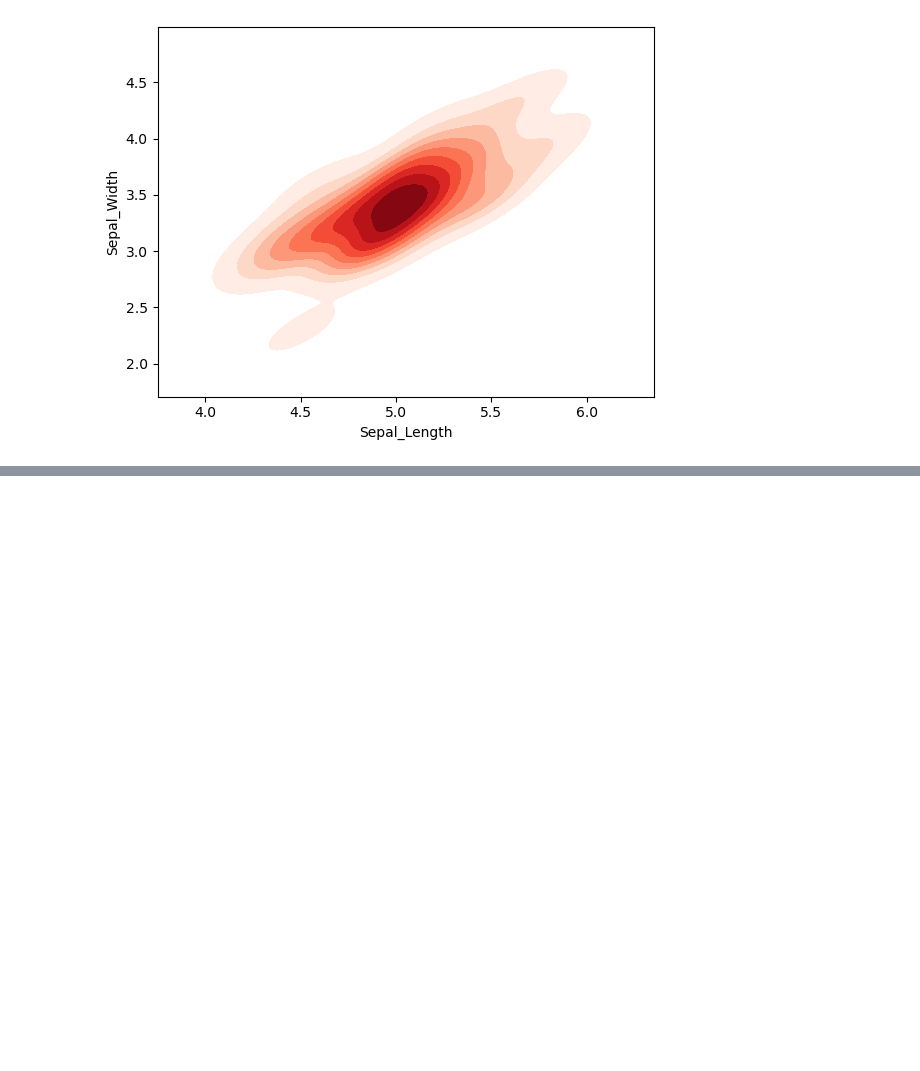
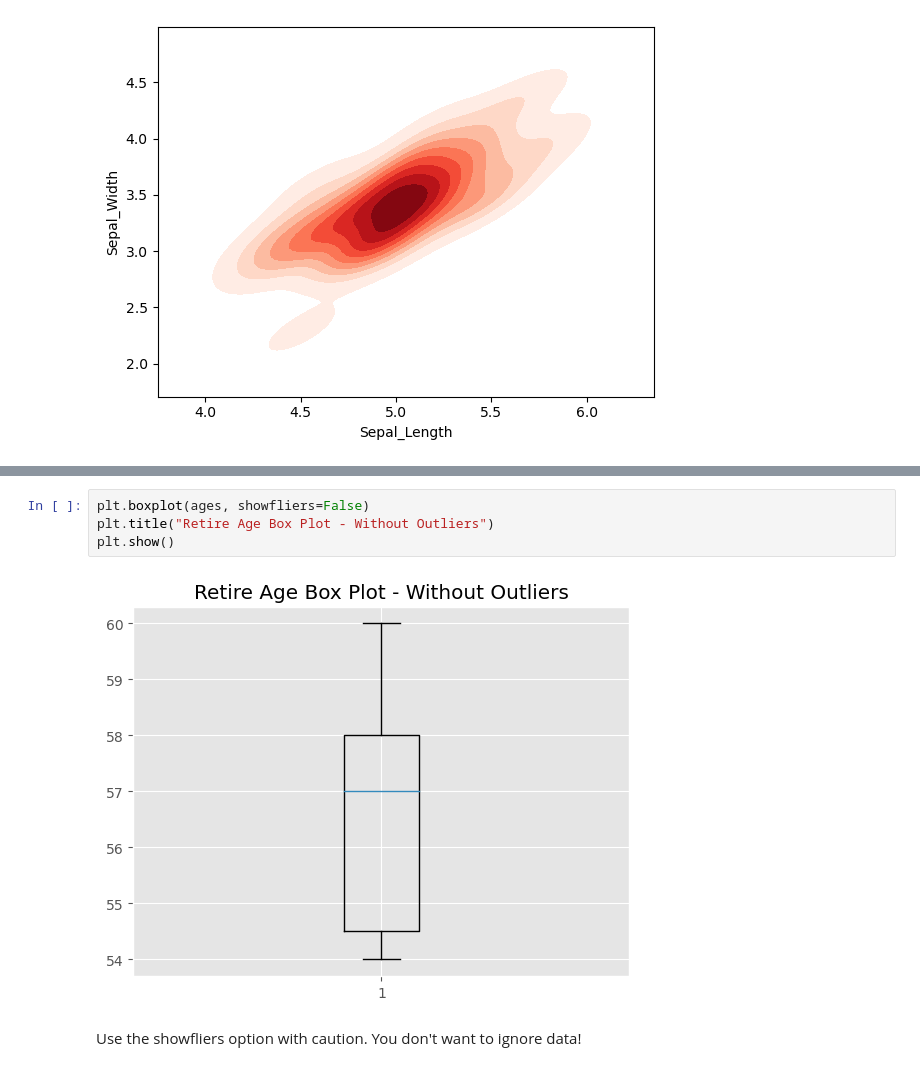
Before and after one commit to kocheli/Moringa-Class-Kocheli-, a Jupyter notebook: libpracs.ipynb, the cells around one changed output, grey strips where cells are left out. Saved outputs shown, nothing was run; the diff lists cells and outputs as text; blank space fills up the shorter version.

```diff
--- a/libpracs.ipynb
+++ b/libpracs.ipynb
@@ -77,0 +530,8 @@ plt.show()
+# %%
+plt.boxplot(ages, showfliers=False)
+plt.title("Retire Age Box Plot - Without Outliers")
+plt.show()
+# %% [output]
+[figure, added]
+# %% [markdown]
+Use the showfliers option with caution. You don't want to ignore data!
```
Also changed, not shown: parts of 89 cells of this notebook.
